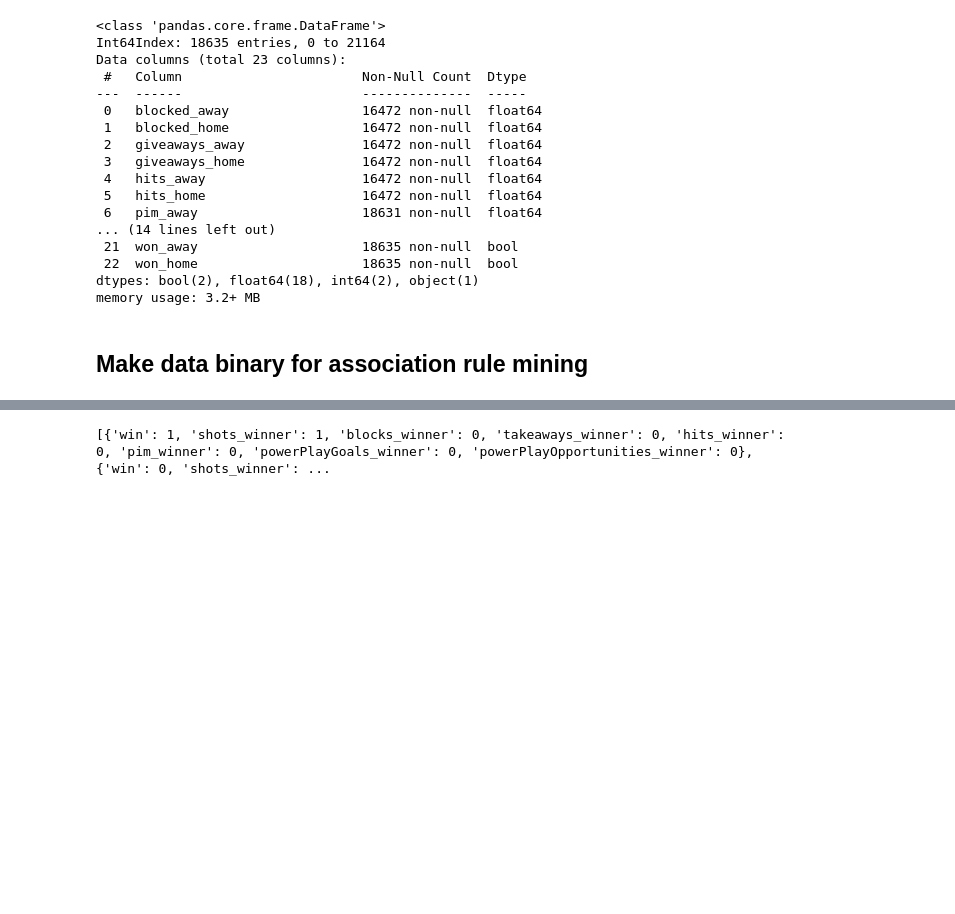
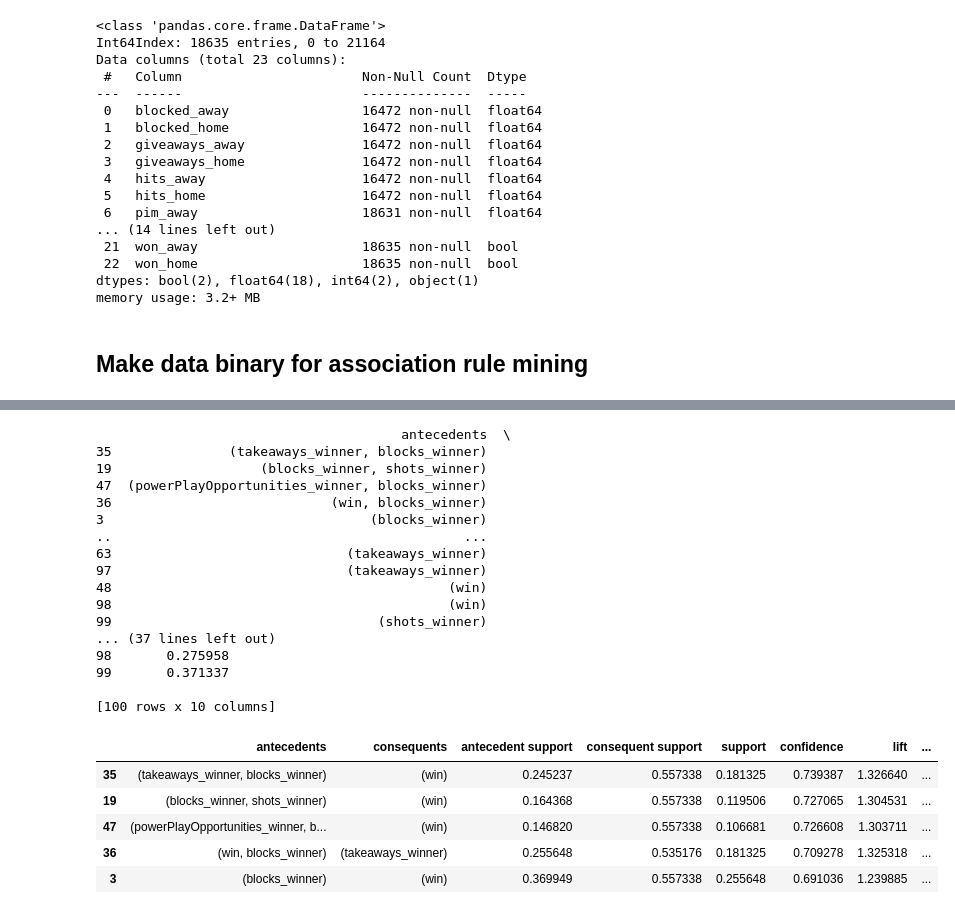
Before and after one commit to mackleros/NHL-Games-Datamining, a Jupyter notebook: assrule.ipynb, the cells around one changed output, grey strips where cells are left out. Drawn from its saved outputs; the diff is of its cells as text; code cells hidden in the pictures; blank space fills up the shorter version.

Commit message:
fixed association rules

```diff
--- a/assrule.ipynb
+++ b/assrule.ipynb
@@ -170,8 +172,8 @@ new_df["shots_winner"] = new_df.apply(lambda row: determine_winner(row, "shots_h
 new_df["blocks_winner"] = new_df.apply(lambda row: determine_winner(row, "blocked_home", "blocked_away"), axis=1)
 new_df["takeaways_winner"] = new_df.apply(lambda row: determine_winner(row, "takeaways_home", "takeaways_away"), axis=1)
 new_df["hits_winner"] = new_df.apply(lambda row: determine_winner(row, "hits_home", "hits_away"), axis=1)
-new_df["pim_winner"] = new_df.apply(lambda row: 1 if row["pim_home"] < row["pim_away"] else 0, axis=1)
-new_df["powerPlayGoals_winner"] = new_df.apply(lambda row: determine_winner(row, "powerPlayGoals_home", "powerPlayGoals_away"), axis=1)
+#new_df["pim_winner"] = new_df.apply(lambda row: 1 if row["pim_home"] < row["pim_away"] else 0, axis=1)
+#new_df["powerPlayGoals_winner"] = new_df.apply(lambda row: determine_winner(row, "powerPlayGoals_home", "powerPlayGoals_away"), axis=1)
 new_df["powerPlayOpportunities_winner"] = new_df.apply(lambda row: determine_winner(row, "powerPlayOpportunities_home", "powerPlayOpportunities_away"), axis=1)
 
 # Drop the unnecessary columns
@@ -217,24 +217,40 @@ Try using .loc[row_indexer,col_indexer] = value instead
 
 See the caveats in the documentation: https://pandas.pydata.org/pandas-docs/stable/user_guide/indexing.html#returning-a-view-versus-a-copy
   new_df["powerPlayOpportunities_winner"] = new_df.apply(lambda row: determine_winner(row, "powerPlayOpportunities_home", "powerPlayOpportunities_away"), axis=1)
-# %%
-
-#Extract the "winner" column and other attribute columns
-data = new_df[["win", "shots_winner", "blocks_winner", "takeaways_winner", "hits_winner", "pim_winner", "powerPlayGoals_winner", "powerPlayOpportunities_winner"]]
-
-# Transform the DataFrame into a list of transactions
-#transactions = [list(row) for row in data.itertuples(index=False, name=None)]
-transactions = [{col: val for col, val in zip(data.columns, row)} for row in data.itertuples(index=False, name=None)]
-print(transactions)
-
-# Perform frequent pattern mining using pyfpgrowth
-patterns = pyfpgrowth.find_frequent_patterns(transactions, 0.5)  # Adjust the support threshold as needed
-
-# Generate association rules from the frequent patterns
-rules = pyfpgrowth.generate_association_rules(patterns, 0.95)  # Adjust the confidence threshold as needed
-
-# Print the association rules
-for rule, confidence in rules.items():
-    print(f"Rule: {rule}, Confidence: {confidence}")
-# %% [output]
-[{'win': 1, 'shots_winner': 1, 'blocks_winner': 0, 'takeaways_winner': 0, 'hits_winner': 0, 'pim_winner': 0, 'powerPlayGoals_winner': 0, 'powerPlayOpportunities_winner': 0}, {'win': 0, 'shots_winner': ...
+# %%
+# Apply the Apriori algorithm to find frequent itemsets
+frequent_itemsets = apriori(new_df, min_support=0.1, use_colnames=True)
+
+# Find association rules
+association_rules_df = association_rules(frequent_itemsets, metric="lift", min_threshold=1.0)
+
+# Sort on a column
+association_rules_df = association_rules_df.sort_values(by="confidence", ascending=False)
+
+# Display the association rules
+print(association_rules_df)
+association_rules_df.head()
+# %% [output]
+                                       antecedents  \
+35               (takeaways_winner, blocks_winner)
+19                   (blocks_winner, shots_winner)
+47  (powerPlayOpportunities_winner, blocks_winner)
+36                            (win, blocks_winner)
+3                                  (blocks_winner)
+..                                             ...
+63                              (takeaways_winner)
+97                              (takeaways_winner)
+48                                           (win)
+98                                           (win)
+99                                  (shots_winner)
+... (37 lines left out)
+98       0.275958
+99       0.371337
+
+[100 rows x 10 columns]
+|  | antecedents | consequents | antecedent support | consequent support | support | confidence | lift | ... |
+| 35 | (takeaways_winner, blocks_winner) | (win) | 0.245237 | 0.557338 | 0.181325 | 0.739387 | 1.326640 | ... |
+| 19 | (blocks_winner, shots_winner) | (win) | 0.164368 | 0.557338 | 0.119506 | 0.727065 | 1.304531 | ... |
+| 47 | (powerPlayOpportunities_winner, b... | (win) | 0.146820 | 0.557338 | 0.106681 | 0.726608 | 1.303711 | ... |
+| 36 | (win, blocks_winner) | (takeaways_winner) | 0.255648 | 0.535176 | 0.181325 | 0.709278 | 1.325318 | ... |
+| 3 | (blocks_winner) | (win) | 0.369949 | 0.557338 | 0.255648 | 0.691036 | 1.239885 | ... |
```
Also changed, not shown: parts of 2 cells of this notebook.
